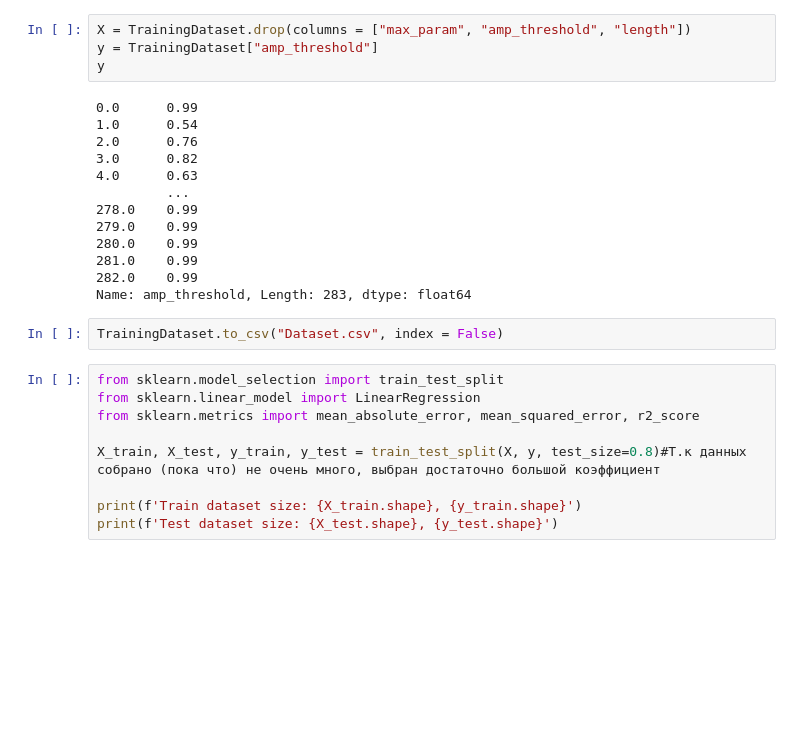
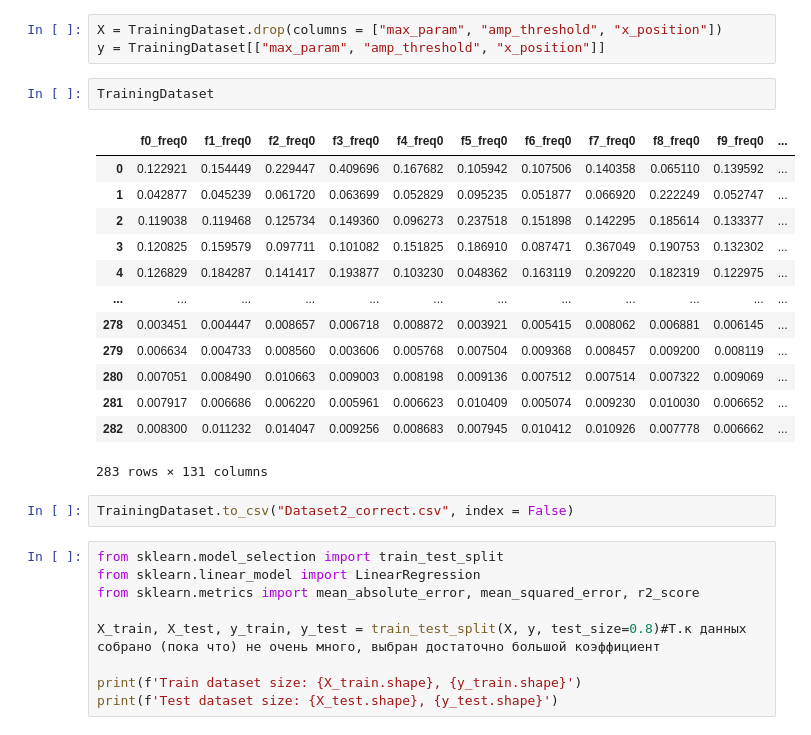
Before and after one commit to defdet/Project_samsung, a Jupyter notebook: renewed_project.ipynb, the cells around one changed output. Drawn from its saved outputs; the diff is of its cells as text; blank space fills up the shorter version.

```diff
--- a/renewed_project.ipynb
+++ b/renewed_project.ipynb
@@ -1119,22 +4064,24 @@ See the caveats in the documentation: https://pandas.pydata.org/pandas-docs/stab
 # %%
-X = TrainingDataset.drop(columns = ["max_param", "amp_threshold", "length"])
-y = TrainingDataset["amp_threshold"]
-y
+X = TrainingDataset.drop(columns = ["max_param", "amp_threshold", "x_position"])
+y = TrainingDataset[["max_param", "amp_threshold", "x_position"]]
-# %% [output]
-0.0      0.99
-1.0      0.54
-2.0      0.76
-3.0      0.82
-4.0      0.63
-         ...
-278.0    0.99
-279.0    0.99
-280.0    0.99
-281.0    0.99
-282.0    0.99
-Name: amp_threshold, Length: 283, dtype: float64
+# %%
+TrainingDataset
+# %% [output]
+|  | f0_freq0 | f1_freq0 | f2_freq0 | f3_freq0 | f4_freq0 | f5_freq0 | f6_freq0 | f7_freq0 | f8_freq0 | f9_freq0 | ... |
+| 0 | 0.122921 | 0.154449 | 0.229447 | 0.409696 | 0.167682 | 0.105942 | 0.107506 | 0.140358 | 0.065110 | 0.139592 | ... |
+| 1 | 0.042877 | 0.045239 | 0.061720 | 0.063699 | 0.052829 | 0.095235 | 0.051877 | 0.066920 | 0.222249 | 0.052747 | ... |
+| 2 | 0.119038 | 0.119468 | 0.125734 | 0.149360 | 0.096273 | 0.237518 | 0.151898 | 0.142295 | 0.185614 | 0.133377 | ... |
+| 3 | 0.120825 | 0.159579 | 0.097711 | 0.101082 | 0.151825 | 0.186910 | 0.087471 | 0.367049 | 0.190753 | 0.132302 | ... |
+| 4 | 0.126829 | 0.184287 | 0.141417 | 0.193877 | 0.103230 | 0.048362 | 0.163119 | 0.209220 | 0.182319 | 0.122975 | ... |
+| ... | ... | ... | ... | ... | ... | ... | ... | ... | ... | ... | ... |
+| 278 | 0.003451 | 0.004447 | 0.008657 | 0.006718 | 0.008872 | 0.003921 | 0.005415 | 0.008062 | 0.006881 | 0.006145 | ... |
+| 279 | 0.006634 | 0.004733 | 0.008560 | 0.003606 | 0.005768 | 0.007504 | 0.009368 | 0.008457 | 0.009200 | 0.008119 | ... |
+| 280 | 0.007051 | 0.008490 | 0.010663 | 0.009003 | 0.008198 | 0.009136 | 0.007512 | 0.007514 | 0.007322 | 0.009069 | ... |
+| 281 | 0.007917 | 0.006686 | 0.006220 | 0.005961 | 0.006623 | 0.010409 | 0.005074 | 0.009230 | 0.010030 | 0.006652 | ... |
+| 282 | 0.008300 | 0.011232 | 0.014047 | 0.009256 | 0.008683 | 0.007945 | 0.010412 | 0.010926 | 0.007778 | 0.006662 | ... |
+283 rows × 131 columns
 # %%
-TrainingDataset.to_csv("Dataset.csv", index = False)
+TrainingDataset.to_csv("Dataset2_correct.csv", index = False)
 # %%
 from sklearn.model_selection import train_test_split
 from sklearn.linear_model import LinearRegression
```
Also changed, not shown: parts of 22 cells of this notebook, 2 other files.
